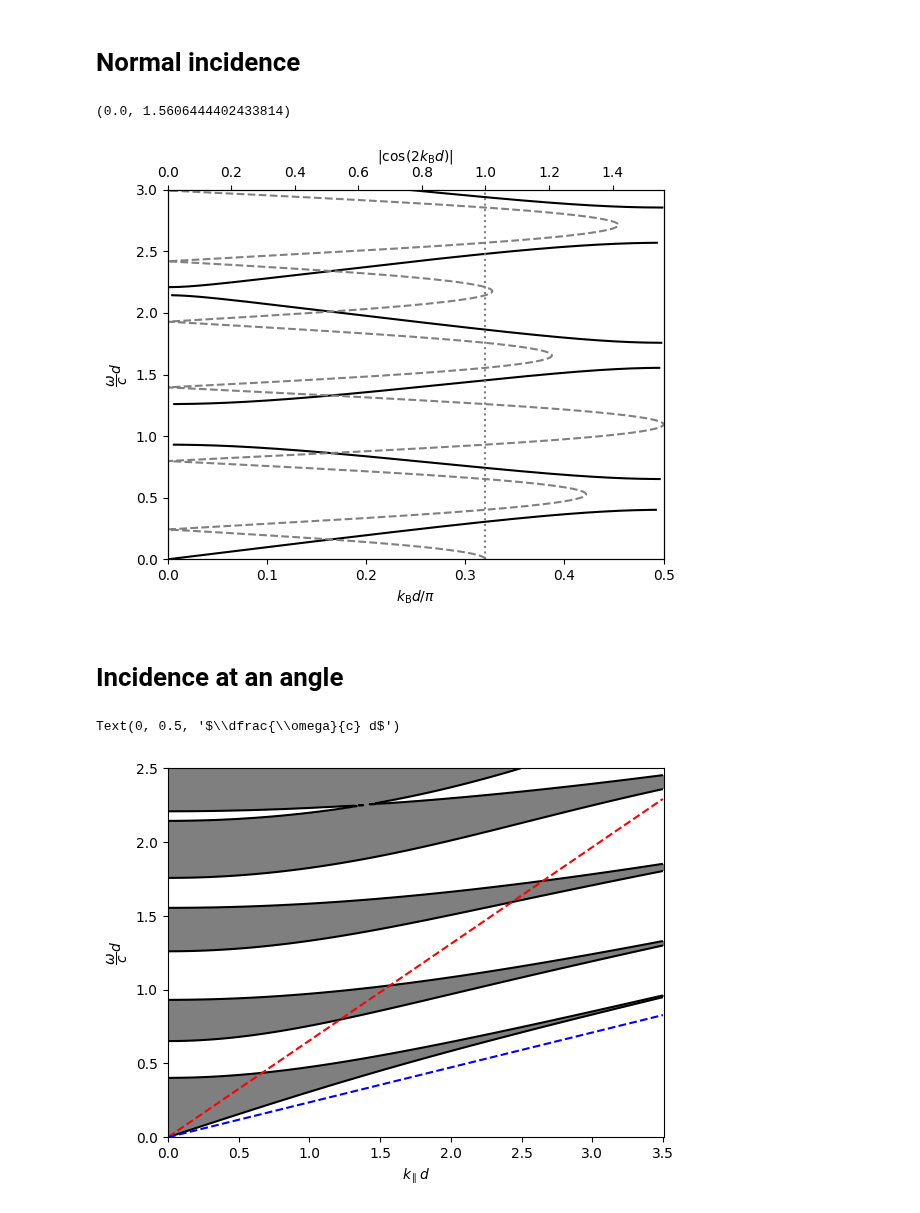
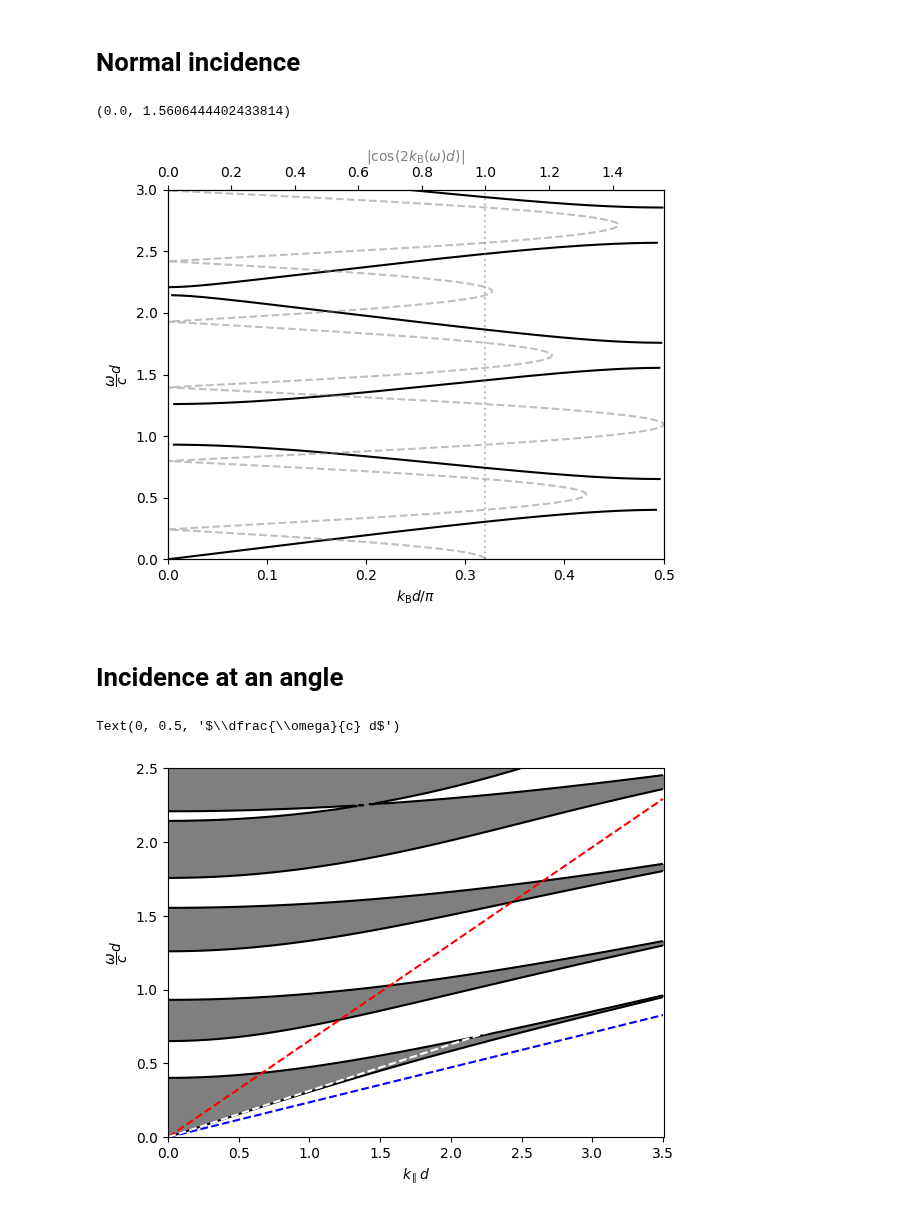
Before and after one commit to diego-fpv/photonics, a Jupyter notebook: photonic-crystal.ipynb, the cells around one changed output. Saved outputs shown, nothing was run; the diff lists cells and outputs as text; code cells hidden in the pictures.

```diff
--- a/photonic-crystal.ipynb
+++ b/photonic-crystal.ipynb
@@ -28,27 +28,27 @@ kB = 0.5 / d * np.arccos(c1(ws)*c2(ws) - 0.5*(np.sqrt(eps2/eps1) + np.sqrt(eps1/
 # %%
 # dispersion relation at normal incidence
 
 fig, ax1 = plt.subplots(1, 1)
 ax2 = plt.twiny(ax1)
 
 # dispersion relation
 ax1.plot(kB * d / np.pi, ws*d, c="k")
 
 # band-gaps (|cos(2k_B*d| > 1, i.e., there is no solution for k_B)
 ax2.plot(np.abs(c1(ws)*c2(ws) - 0.5*(np.sqrt(eps2/eps1) + np.sqrt(eps1/eps2))*s1(ws)*s2(ws)), ws*d,
-         c="gray",ls="--")
-ax2.axvline(x=1, c="gray", ls=":")
+         c="gray",ls="--", alpha=0.5)
+ax2.axvline(x=1, c="gray", ls=":", alpha=0.5)
 
 ax1.set_xlabel(r"$k_\text{B} d / \pi$")
 ax1.set_ylabel(r"$\dfrac{\omega}{c}d$")
 ax1.set_xlim(0, 0.5)
 ax1.set_ylim(0, np.max(ws*d))
 
-ax2.set_xlabel(r"$|\cos(2 k_\text{B} d)|$")
+ax2.set_xlabel(r"$|\cos(2 k_\text{B}(\omega) d)|$", color="gray")
 ax2.set_xlim(0, np.max(np.abs(c1(ws)*c2(ws) - 0.5*(np.sqrt(eps2/eps1) + np.sqrt(eps1/eps2))*s1(ws)*s2(ws))))
 # %% [output]
 (0.0, 1.5606444402433814)
-[figure, old version]
+[figure, new version]
 # %% [markdown]
 # Incidence at an angle
 # %%
@@ -73,9 +73,10 @@ plt.contour(kps*d, ws[:, 0]*d, F.real, [-1, 1], colors="k", linestyles="-")
 # light-lines in the media
 plt.plot(kps*d, 1/np.sqrt(eps1)*kps*d, c="red", ls="--")
 plt.plot(kps*d, 1/np.sqrt(eps2)*kps*d, c="blue", ls="--")
+plt.plot(kps*d, np.sqrt(2)/np.sqrt(eps2 + eps1)*kps*d, c="white", ls="--")
 
 plt.xlabel(r"$k_\parallel d$")
 plt.ylabel(r"$\dfrac{\omega}{c} d$")
 # %% [output]
 Text(0, 0.5, '$\\dfrac{\\omega}{c} d$')
-[figure, old version]
+[figure, new version]
```
Also changed, not shown: parts of 1 cell of this notebook, 6 other files.
